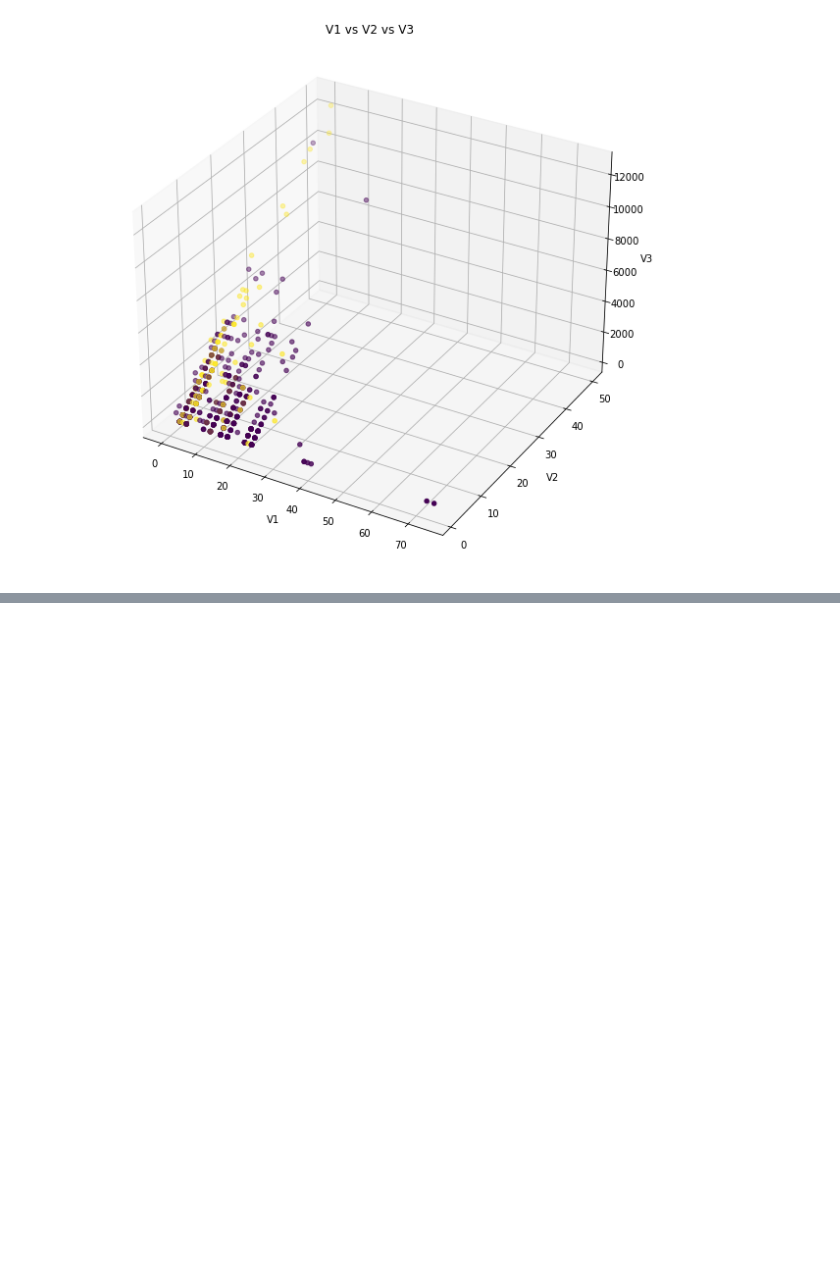
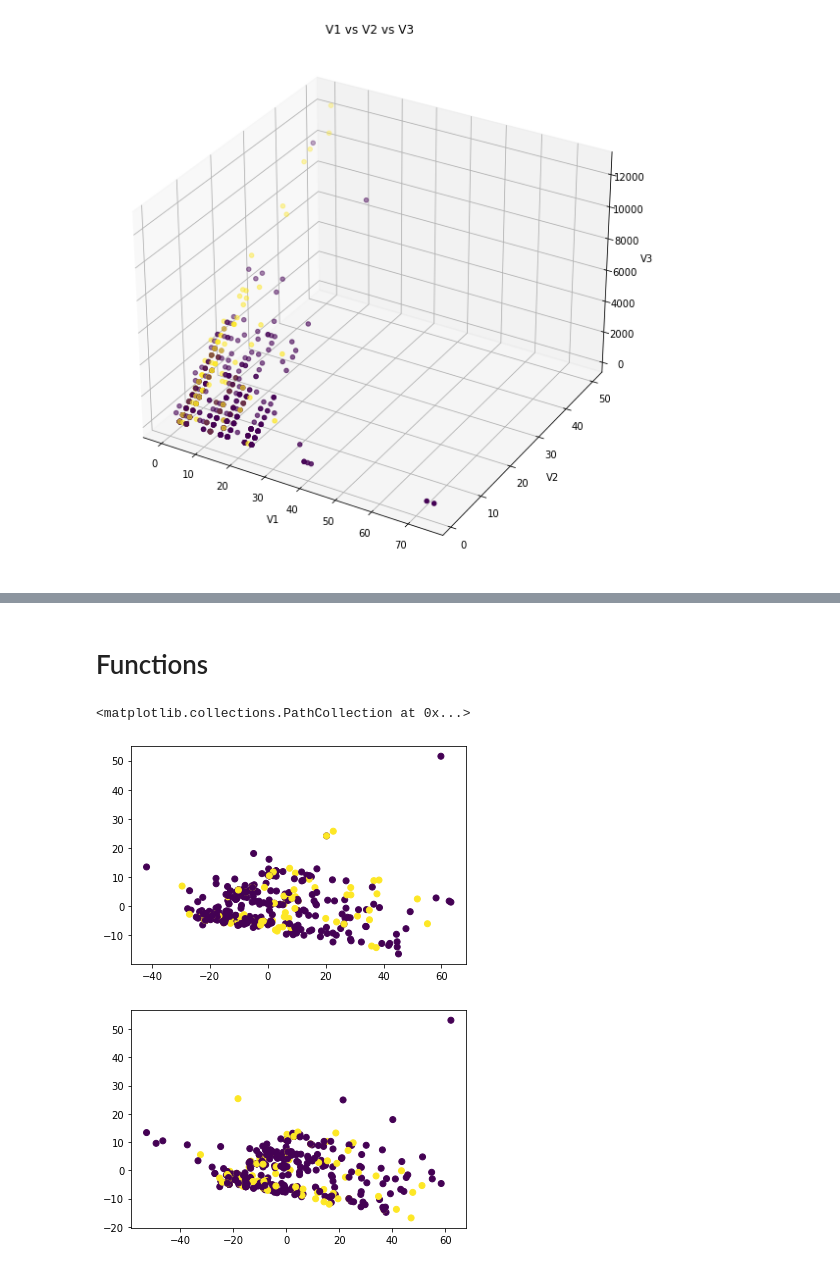
Before and after one commit to williamrxu/ndd-workspace, a Jupyter notebook: cpd_experiment_cc18.ipynb, the cells around one changed output, grey strips where cells are left out. Cells and saved outputs as stored; diff of their text form; code cells hidden in the pictures; blank space fills up the shorter version.

```diff
--- a/cpd_experiment_cc18.ipynb
+++ b/cpd_experiment_cc18.ipynb
@@ -73,0 +74,2 @@ scatter(X[:,0], X[:,1], c=target)
+# %% [markdown]
+# Functions
@@ -73,0 +91,31 @@ scatter(X[:,0], X[:,1], c=target)
+# %%
+def split_task(X, y):
+    D = np.hstack((X, y))
+    np.random.shuffle(D)
+
+    n,_ = np.shape(D)
+    m = int(n/2)
+    D1 = D[:m, :]
+    D2 = D[m:, :]
+
+    X1 = D1[:, :-1]
+    X2 = D2[:, :-1]
+
+    y1 = D1[:, -1]
+    y2 = D2[:, -1]
+
+    return X1, y1, X2, y2
+# %%
+X1, y1, X2, y2 = split_task(X, target[:, np.newaxis])
+# %%
+#plot
+figure(1)
+scatter(X1[:,1], X1[:,2], c=y1)
+
+#plot
+figure(2)
+scatter(X2[:,1], X2[:,2], c=y2)
+# %% [output]
+<matplotlib.collections.PathCollection at 0x...>
+[figure, added]
+[figure, added]
```
Also changed, not shown: parts of 6 cells of this notebook, 1 other file.
